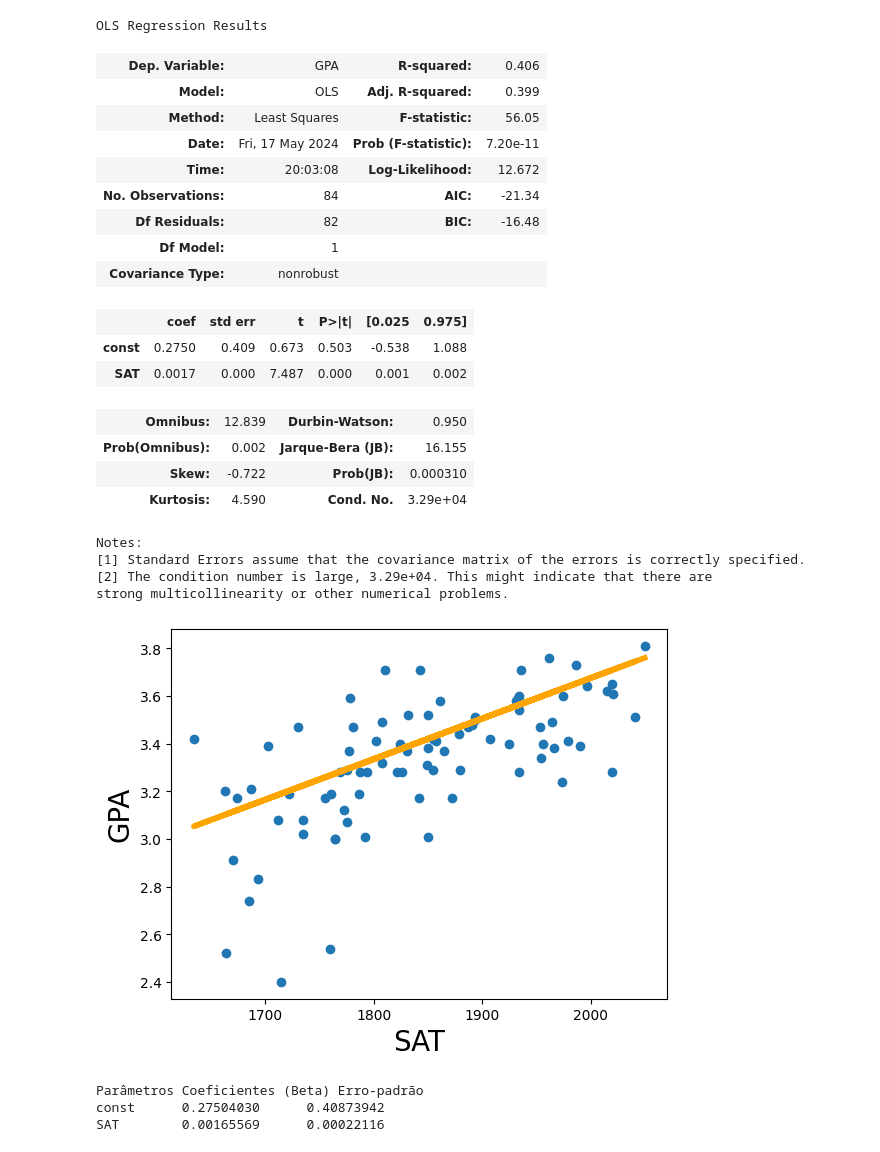
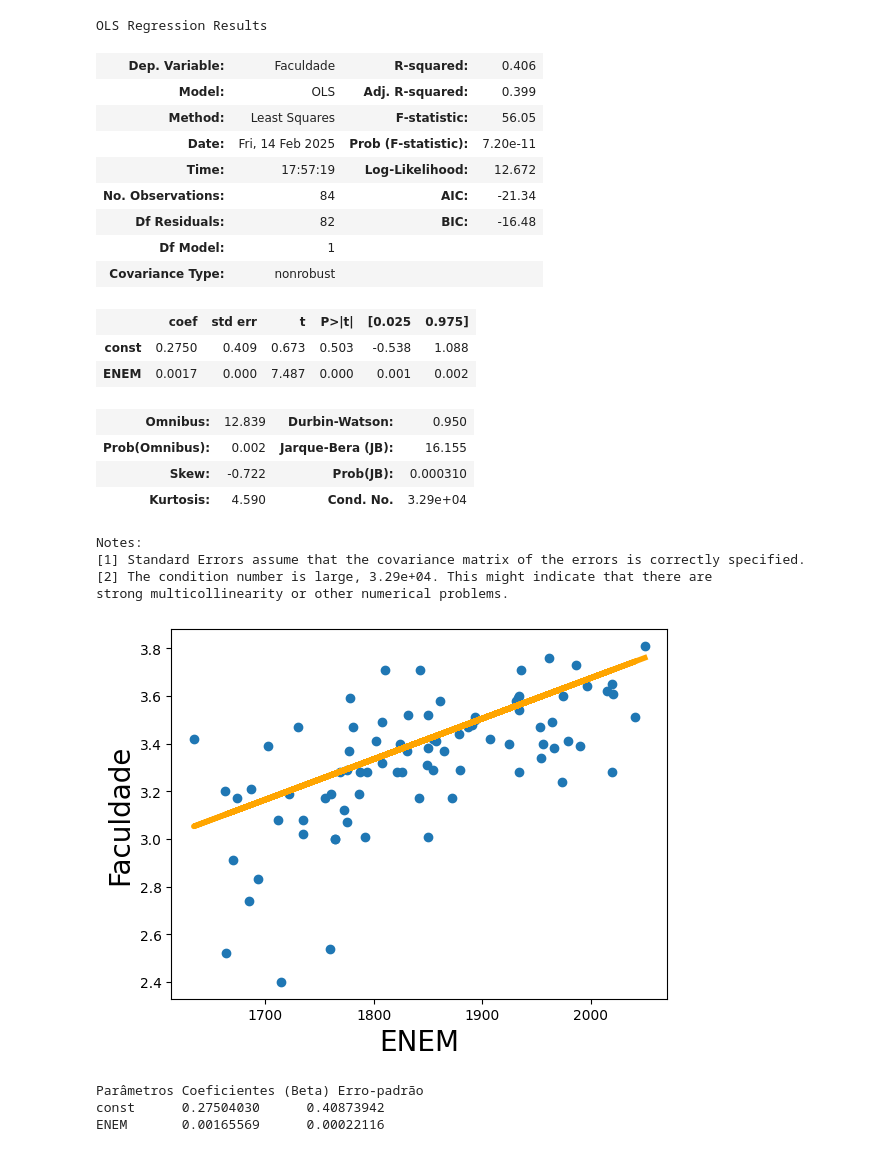
Before and after one commit to wagnerberna/data_science, a Jupyter notebook: econometria_lab/Aula_Regressão_Linear_Simples_em_Python.ipynb, the cells around one changed output. Saved outputs shown, nothing was run; the diff lists cells and outputs as text; code cells hidden in the pictures.

```diff
--- a/econometria_lab/Aula_Regressão_Linear_Simples_em_Python.ipynb
+++ b/econometria_lab/Aula_Regressão_Linear_Simples_em_Python.ipynb
@@ -29,8 +34,8 @@ dados.describe()
 | 75% | 3.502500 | 1934.000000 |
 | max | 3.810000 | 2050.000000 |
 # %%
-y = dados['GPA']
+y = dados['Faculdade']
 # %%
-x1 = dados['SAT']
+x1 = dados['ENEM']
 # %%
 plt.scatter (x1,y)
@@ -42,21 +47,22 @@ plt.show()
 # %%
+#
 x = sm.add_constant(x1)
 results = sm.OLS(y, x).fit()
 results.summary()
 # %% [output]
 OLS Regression Results
-| Dep. Variable: | GPA | R-squared: | 0.406 |
+| Dep. Variable: | Faculdade | R-squared: | 0.406 |
 | Model: | OLS | Adj. R-squared: | 0.399 |
 | Method: | Least Squares | F-statistic: | 56.05 |
-| Date: | Fri, 17 May 2024 | Prob (F-statistic): | 7.20e-11 |
-| Time: | 20:03:08 | Log-Likelihood: | 12.672 |
+| Date: | Fri, 14 Feb 2025 | Prob (F-statistic): | 7.20e-11 |
+| Time: | 17:57:19 | Log-Likelihood: | 12.672 |
 | No. Observations: | 84 | AIC: | -21.34 |
 | Df Residuals: | 82 | BIC: | -16.48 |
 | Df Model: | 1 |  |  |
 | Covariance Type: | nonrobust |  |  |
 |  | coef | std err | t | P>|t| | [0.025 | 0.975] |
 | const | 0.2750 | 0.409 | 0.673 | 0.503 | -0.538 | 1.088 |
-| SAT | 0.0017 | 0.000 | 7.487 | 0.000 | 0.001 | 0.002 |
+| ENEM | 0.0017 | 0.000 | 7.487 | 0.000 | 0.001 | 0.002 |
 | Omnibus: | 12.839 | Durbin-Watson: | 0.950 |
 | Prob(Omnibus): | 0.002 | Jarque-Bera (JB): | 16.155 |
 | Skew: | -0.722 | Prob(JB): | 0.000310 |
@@ -68,12 +74,12 @@ strong multicollinearity or other numerical problems.
 # %%
 plt.scatter(x1, y)
 yhat = 0.0017*x1 + 0.2750
 fig = plt.plot(x1, yhat, lw = 4, c = 'orange', label = 'Linha de regressão')
-plt.xlabel('SAT', fontsize = 20)
-plt.ylabel('GPA', fontsize = 20)
+plt.xlabel('ENEM', fontsize = 20)
+plt.ylabel('Faculdade', fontsize = 20)
 plt.show()
 # %% [output]
-[figure, old version]
+[figure, new version]
 # %%
 #Exibindo o erro padrão e os coeficientes com todas as casas decimais
 
@@ -90,7 +96,7 @@ for i in range(len(params)):
 # %% [output]
 Parâmetros Coeficientes (Beta) Erro-padrão
 const      0.27504030      0.40873942
-SAT        0.00165569      0.00022116
+ENEM       0.00165569      0.00022116
 # %%
 #Forma alternativa de exibir os resultados da regressão
 
```
Also changed, not shown: parts of 4 cells of this notebook.
